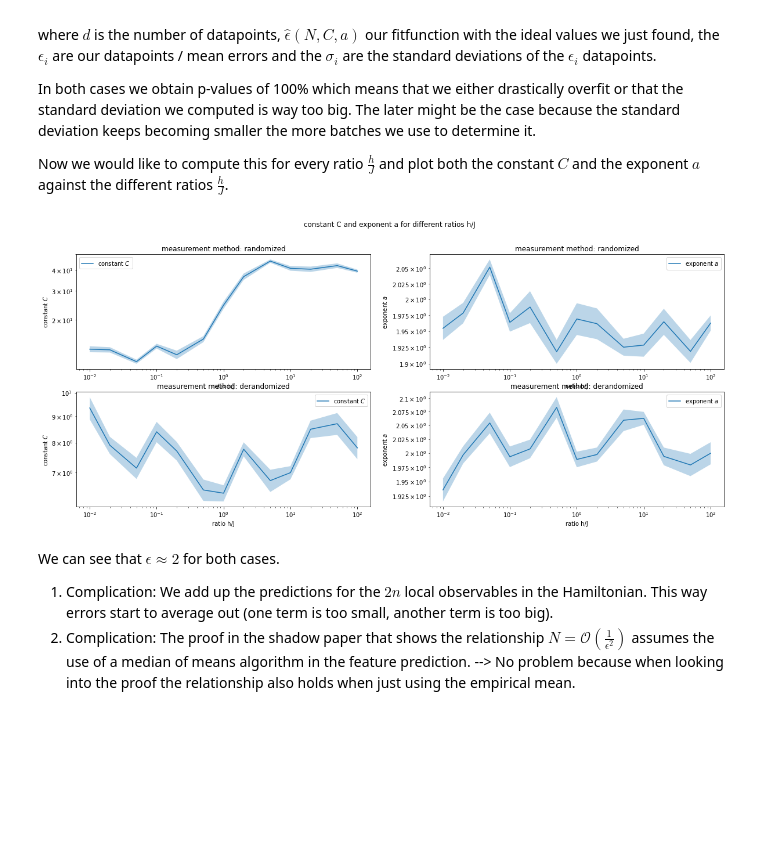
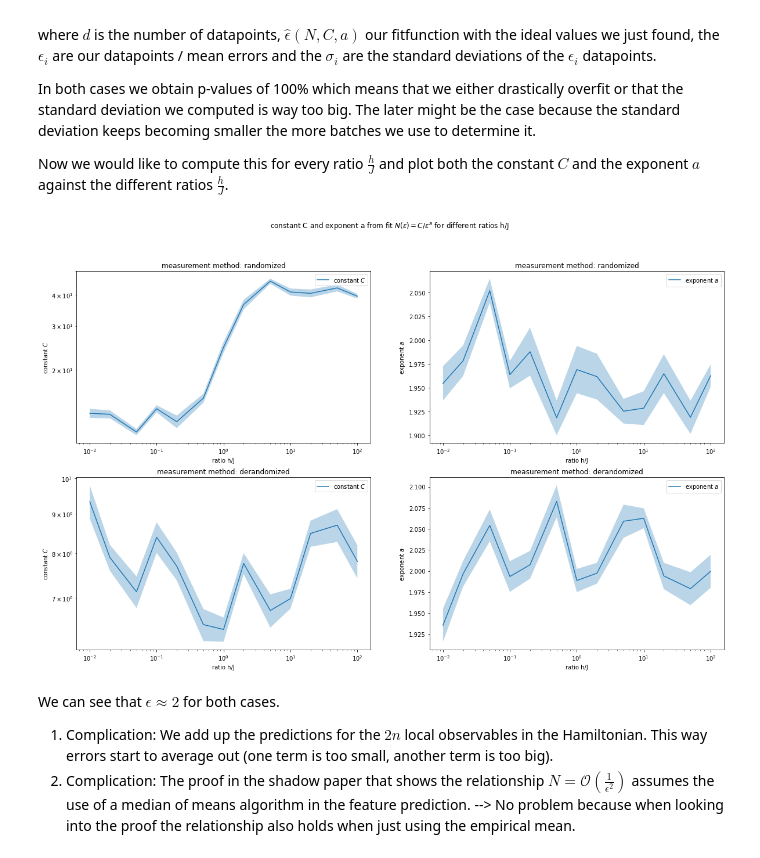
Before and after one commit to LennartBuerger/classical-shadows-for-1d-TFIM-energy-estimation, a Jupyter notebook: display_data/shadow_performance_analysis.ipynb, the cells around one changed output. Saved outputs shown, nothing was run; the diff lists cells and outputs as text; code cells hidden in the pictures; blank space fills up the shorter version.

Commit message:
Plotted the scaling N(epsilon) for different qubit numbers, made plots prettier

```diff
--- a/display_data/shadow_performance_analysis.ipynb
+++ b/display_data/shadow_performance_analysis.ipynb
@@ -514,9 +520,9 @@ num_of_measurements = np.array([50, 80, 100, 150, 200, 350, 500, 800, 1000, 1500
 batches = 50
 some_ratios = np.array([0.01, 0.02, 0.05, 0.1, 0.2, 0.5, 1, 2, 5, 10, 20, 50, 100])
 fig, axs = plt.subplots(2, 2)
-fig.set_figheight(8)
+fig.set_figheight(12)
 fig.set_figwidth(20)
-fig.suptitle('constant C and exponent a for different ratios h/J')
+fig.suptitle('constant C and exponent a from fit $N(\epsilon) = C/\epsilon^a$ for different ratios h/J')
 for l in range(0, 2):
     exponents = np.zeros(np.size(some_ratios))
     constants = np.zeros(np.size(some_ratios))
@@ -534,34 +540,34 @@ for l in range(0, 2):
         measurement_index = np.lib.format.open_memmap(save_direc_index, dtype=np.int32, mode='r')
         for k in range(0, batches):
             for j in range(0, np.size(num_of_measurements)):
                 measurements = conversion_to_prediction_shadow_dict_shape(measurement_procedure[k*num_of_measurements[j]:(k+1)*num_of_measurements[j]],
                                                                           measurement_index[k*num_of_measurements[j]:(k+1)*num_of_measurements[j]], qubit_num)
                 errors_one_batch = []
                 for observable in observables:
                     exp_val_obs_shadow = BFQuantumState(qubit_num, ground_state).local_observable_shadow(observable, measurements)
                     exp_val_obs_brute = BFQuantumState(qubit_num, ground_state).local_observable(observable)
                     errors_one_batch.append(np.abs(exp_val_obs_brute - exp_val_obs_shadow))
                 errors[k, j] = np.amax(errors_one_batch, axis = 0)
 
         error_mean = np.mean(errors, axis=0)
         error_std = np.std(errors, axis=0)
         popt, pcov = curve_fit(log_n, np.log(error_mean), np.log(num_of_measurements))
         constants[i] = np.exp(popt[0])
         constants_err[i] = np.exp(popt[0]) * np.sqrt(pcov[0][0])
         exponents[i] = popt[1]
         exponents_err[i] = np.sqrt(pcov[1][1])
     axs[l, 0].errorbar(some_ratios, constants, label = 'constant $C$')
     axs[l, 0].fill_between(some_ratios, constants - constants_err, constants + constants_err, alpha = 0.3)
     axs[l, 0].set(xscale='log', yscale='log', ylabel='constant $C$', xlabel = 'ratio h/J')
     axs[l, 0].set_title('measurement method: ' + str(measurement_methods[l]))
     axs[l, 0].legend()
     axs[l, 1].errorbar(some_ratios, exponents, label = 'exponent $a$')
     axs[l, 1].fill_between(some_ratios, exponents - exponents_err, exponents + exponents_err, alpha = 0.3)
     axs[l, 1].set(xscale='log', ylabel='exponent $a$', xlabel = 'ratio h/J')
     axs[l, 1].set_title('measurement method: ' + str(measurement_methods[l]))
     axs[l, 1].legend()
 # %% [output]
-[figure, old version]
+[figure, new version]
 # %% [markdown]
 We can see that $\epsilon \approx 2$ for both cases.
 
```
Also changed, not shown: parts of 3 cells of this notebook, 3 other files.
